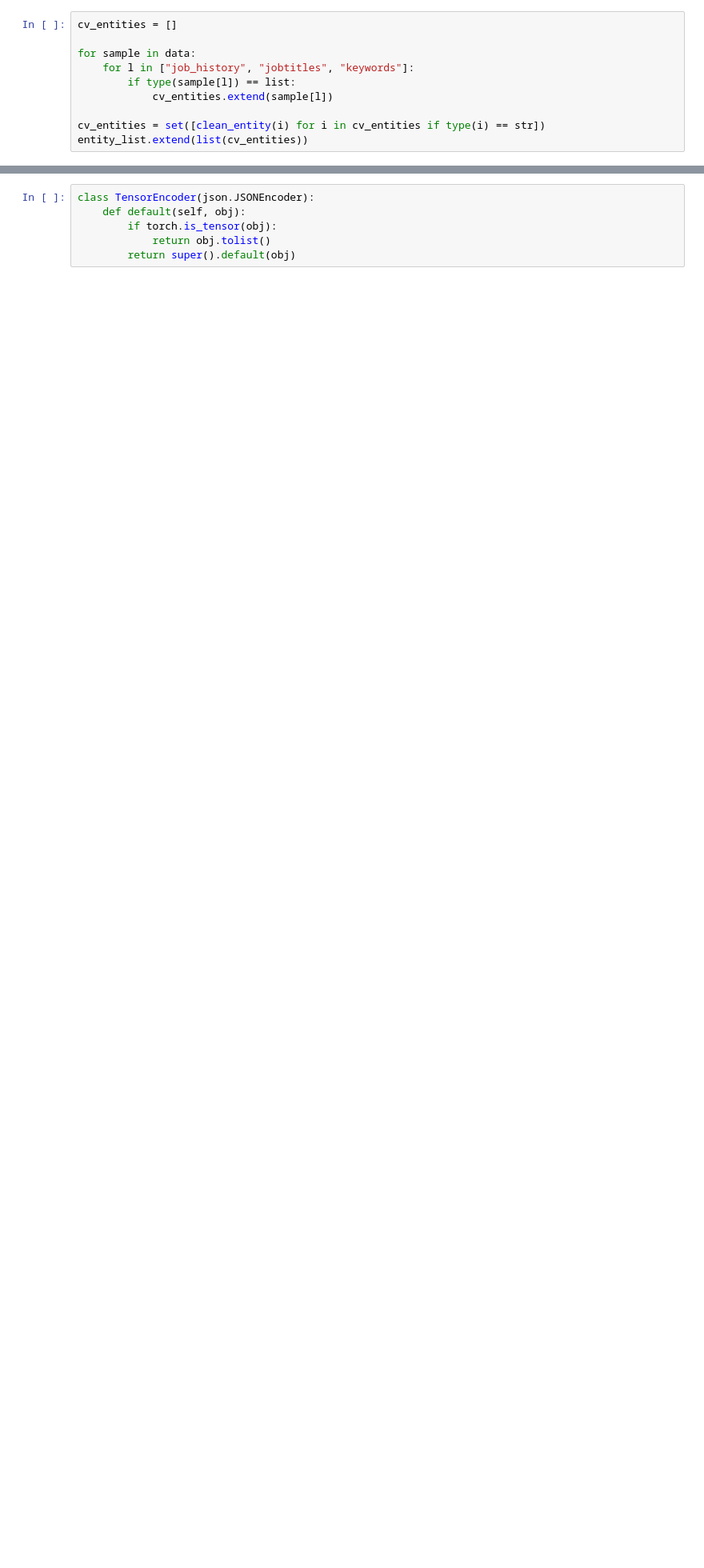
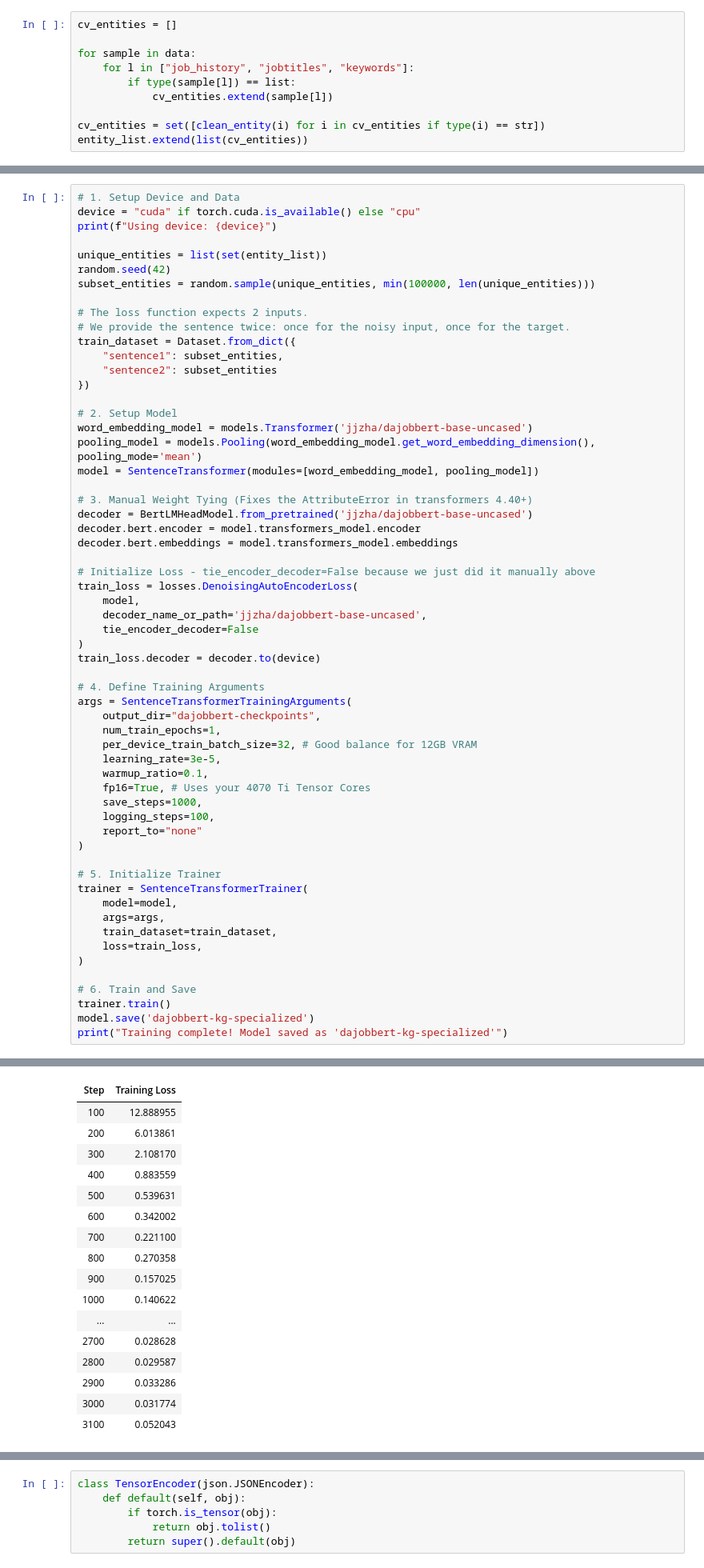
Before and after one commit to Roan-Schellingerhout/AKGC_WSDM, a Jupyter notebook: pipeline/resolve_entities.ipynb, the cells around one changed output, grey strips where cells are left out. Shown at 80% size. Cells and saved outputs as stored; diff of their text form; blank space fills up the shorter version.

```diff
--- a/pipeline/resolve_entities.ipynb
+++ b/pipeline/resolve_entities.ipynb
@@ -150,0 +117,60 @@ You should probably TRAIN this model on a down-stream task to be able to use it
+# %%
+# 1. Setup Device and Data
+device = "cuda" if torch.cuda.is_available() else "cpu"
+print(f"Using device: {device}")
+
+unique_entities = list(set(entity_list))
+random.seed(42)
+subset_entities = random.sample(unique_entities, min(100000, len(unique_entities)))
+
+# The loss function expects 2 inputs.
+# We provide the sentence twice: once for the noisy input, once for the target.
+train_dataset = Dataset.from_dict({
+    "sentence1": subset_entities,
+    "sentence2": subset_entities
+})
+
+# 2. Setup Model
+word_embedding_model = models.Transformer('jjzha/dajobbert-base-uncased')
+pooling_model = models.Pooling(word_embedding_model.get_word_embedding_dimension(), pooling_mode='mean')
+model = SentenceTransformer(modules=[word_embedding_model, pooling_model])
+
+# 3. Manual Weight Tying (Fixes the AttributeError in transformers 4.40+)
+decoder = BertLMHeadModel.from_pretrained('jjzha/dajobbert-base-uncased')
+decoder.bert.encoder = model.transformers_model.encoder
+decoder.bert.embeddings = model.transformers_model.embeddings
+
+# Initialize Loss - tie_encoder_decoder=False because we just did it manually above
+train_loss = losses.DenoisingAutoEncoderLoss(
+    model,
+    decoder_name_or_path='jjzha/dajobbert-base-uncased',
+    tie_encoder_decoder=False
+)
+train_loss.decoder = decoder.to(device)
+
+# 4. Define Training Arguments
+args = SentenceTransformerTrainingArguments(
+    output_dir="dajobbert-checkpoints",
+    num_train_epochs=1,
+    per_device_train_batch_size=32, # Good balance for 12GB VRAM
+    learning_rate=3e-5,
+    warmup_ratio=0.1,
+    fp16=True, # Uses your 4070 Ti Tensor Cores
+    save_steps=1000,
+    logging_steps=100,
+    report_to="none"
+)
+
+# 5. Initialize Trainer
+trainer = SentenceTransformerTrainer(
+    model=model,
+    args=args,
+    train_dataset=train_dataset,
+    loss=train_loss,
+)
+
+# 6. Train and Save
+trainer.train()
+model.save('dajobbert-kg-specialized')
+print("Training complete! Model saved as 'dajobbert-kg-specialized'")
+# %% [output]
@@ -150,0 +221,17 @@ You should probably TRAIN this model on a down-stream task to be able to use it
+| Step | Training Loss |
+| 100 | 12.888955 |
+| 200 | 6.013861 |
+| 300 | 2.108170 |
+| 400 | 0.883559 |
+| 500 | 0.539631 |
+| 600 | 0.342002 |
+| 700 | 0.221100 |
+| 800 | 0.270358 |
+| 900 | 0.157025 |
+| 1000 | 0.140622 |
+| ... | ... |
+| 2700 | 0.028628 |
+| 2800 | 0.029587 |
+| 2900 | 0.033286 |
+| 3000 | 0.031774 |
+| 3100 | 0.052043 |
```
Also changed, not shown: parts of 30 cells of this notebook, 33 other files.
